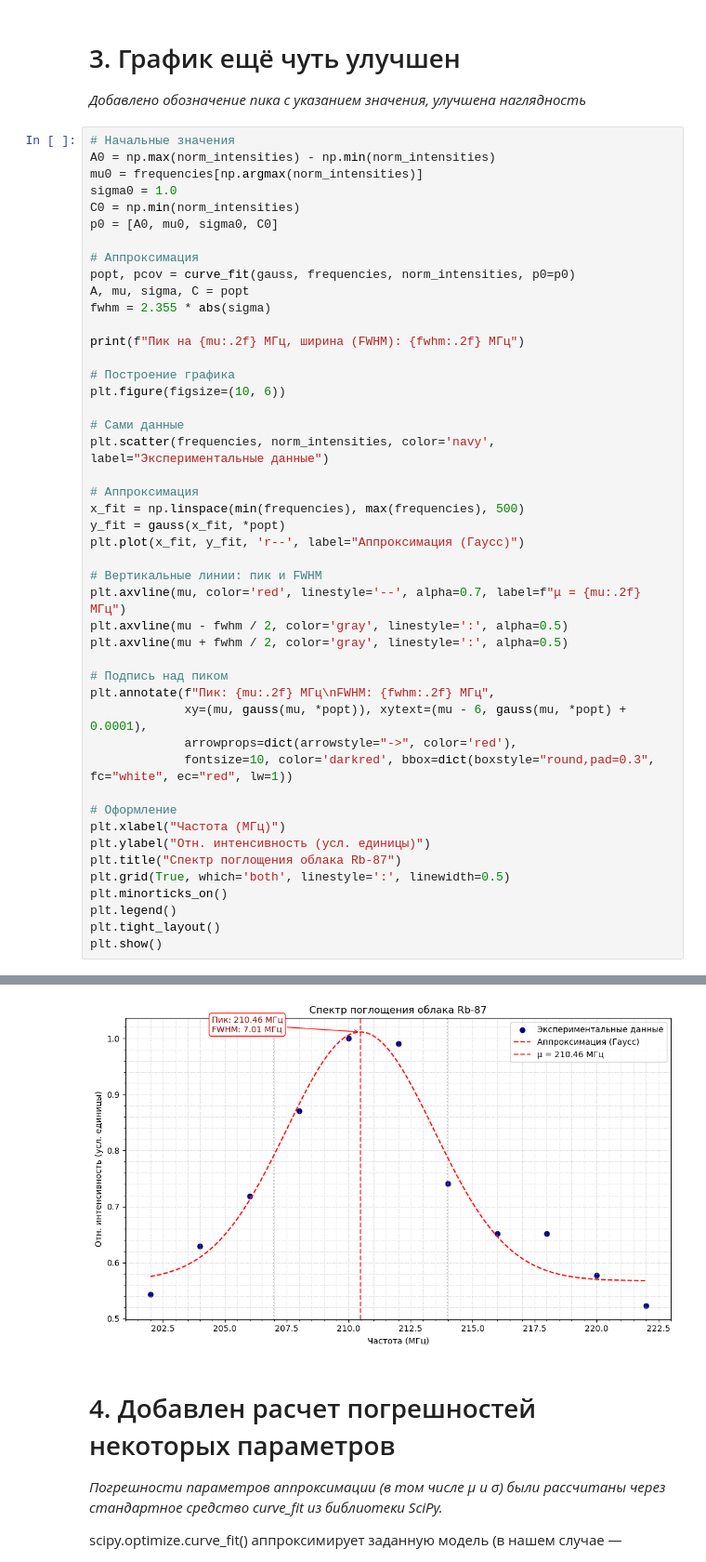
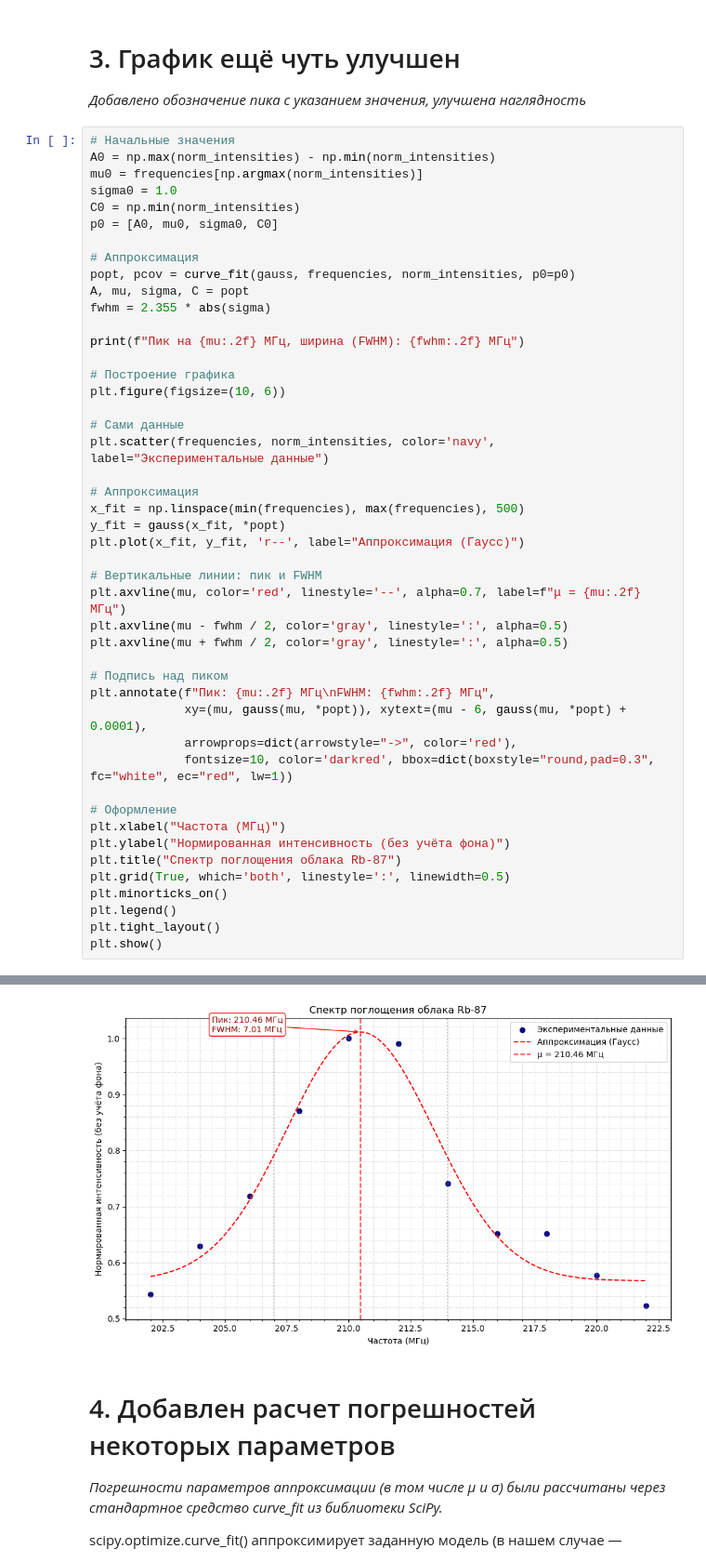
Before and after one commit to alexlegoshin/LOASFM_Rubidium87_Spectroscopy_Plotter, a Jupyter notebook: Rubidium87_Spectroscopy_Plotter.ipynb, the cells around one changed output, grey strips where cells are left out. Shown at 93% size. Saved outputs shown, nothing was run; the diff lists cells and outputs as text.

```diff
--- a/Rubidium87_Spectroscopy_Plotter.ipynb
+++ b/Rubidium87_Spectroscopy_Plotter.ipynb
@@ -104,35 +104,35 @@ plt.figure(figsize=(10, 6))
 
 # Сами данные
 plt.scatter(frequencies, norm_intensities, color='navy', label="Экспериментальные данные")
 
 # Аппроксимация
 x_fit = np.linspace(min(frequencies), max(frequencies), 500)
 y_fit = gauss(x_fit, *popt)
 plt.plot(x_fit, y_fit, 'r--', label="Аппроксимация (Гаусс)")
 
 # Вертикальные линии: пик и FWHM
 plt.axvline(mu, color='red', linestyle='--', alpha=0.7, label=f"μ = {mu:.2f} МГц")
 plt.axvline(mu - fwhm / 2, color='gray', linestyle=':', alpha=0.5)
 plt.axvline(mu + fwhm / 2, color='gray', linestyle=':', alpha=0.5)
 
 # Подпись над пиком
 plt.annotate(f"Пик: {mu:.2f} МГц\nFWHM: {fwhm:.2f} МГц",
              xy=(mu, gauss(mu, *popt)), xytext=(mu - 6, gauss(mu, *popt) + 0.0001),
              arrowprops=dict(arrowstyle="->", color='red'),
              fontsize=10, color='darkred', bbox=dict(boxstyle="round,pad=0.3", fc="white", ec="red", lw=1))
 
 # Оформление
 plt.xlabel("Частота (МГц)")
-plt.ylabel("Отн. интенсивность (усл. единицы)")
+plt.ylabel("Нормированная интенсивность (без учёта фона)")
 plt.title("Спектр поглощения облака Rb-87")
 plt.grid(True, which='both', linestyle=':', linewidth=0.5)
 plt.minorticks_on()
 plt.legend()
 plt.tight_layout()
 plt.show()
 # %% [output]
 Пик на 210.46 МГц, ширина (FWHM): 7.01 МГц
-[figure, old version]
+[figure, new version]
 # %% [markdown]
 # 4. Добавлен расчет погрешностей некоторых параметров
 _Погрешности параметров аппроксимации (в том числе μ и σ) были рассчитаны через стандартное средство curve_fit из библиотеки SciPy._
```
Also changed, not shown: parts of 12 cells of this notebook.
